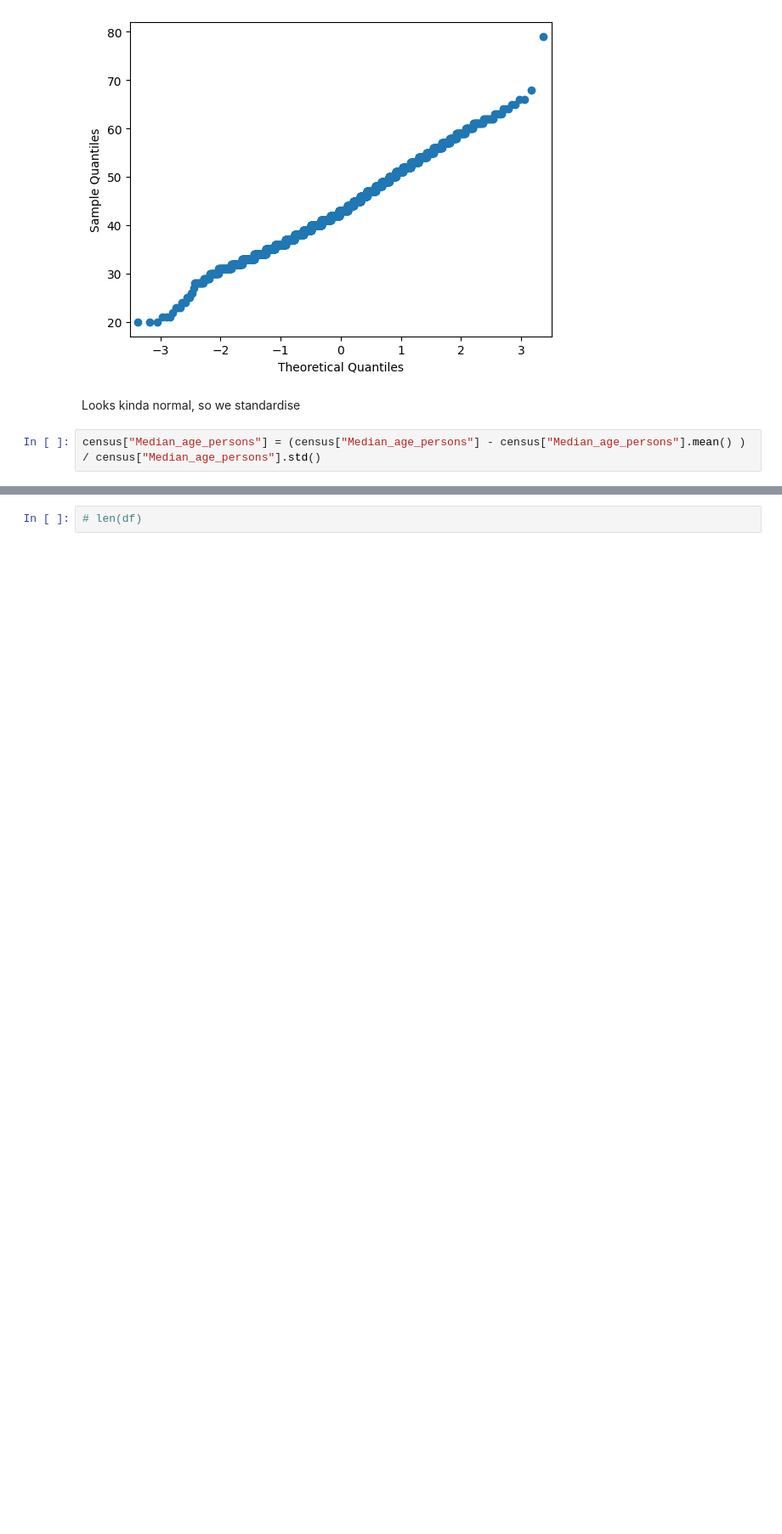
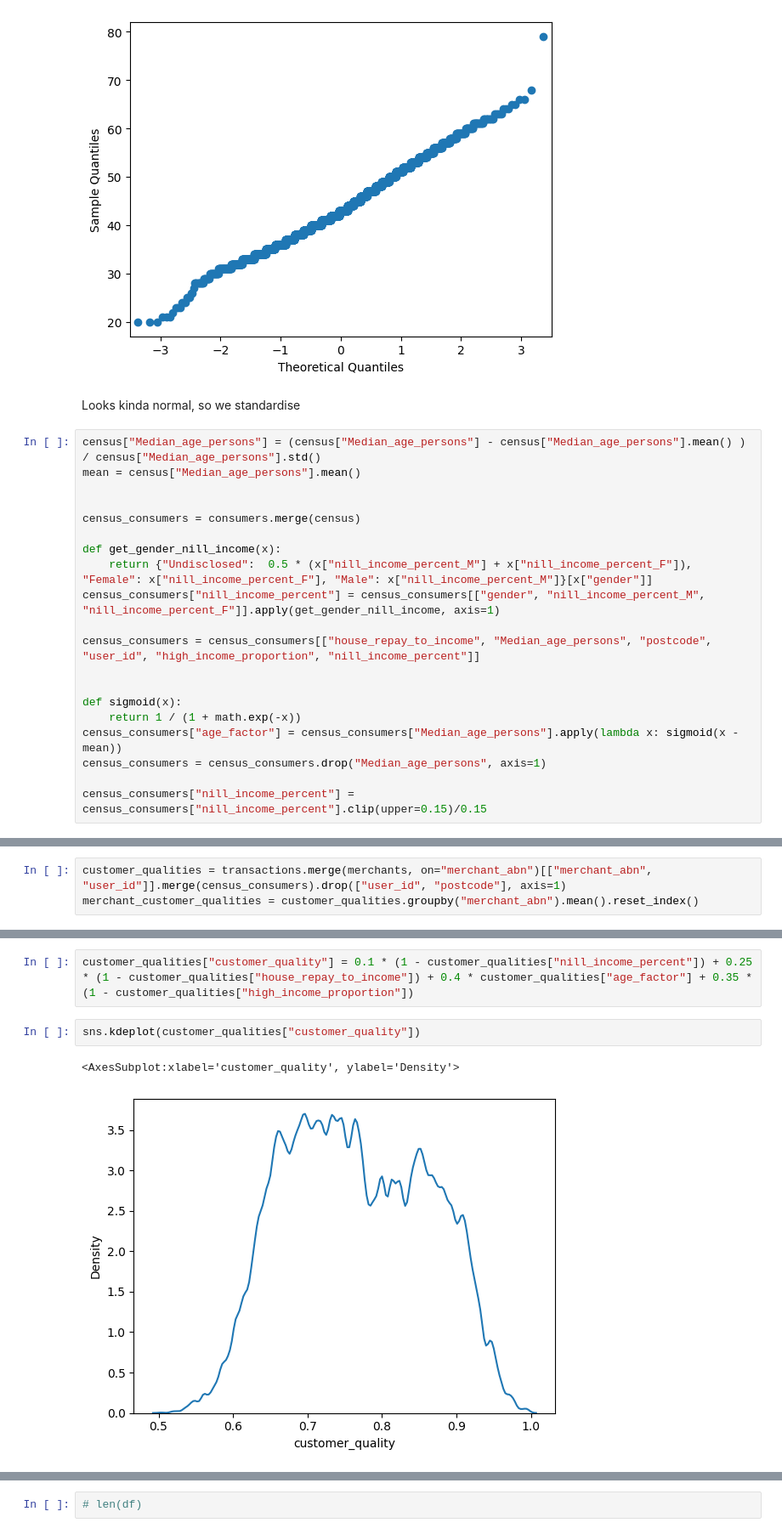
Before and after one commit to MAST30034-Applied-Data-Science/generic-buy-now-pay-later-project-group-17-adsb, a Jupyter notebook: notebooks/This is the model :( but with census features.ipynb, the cells around one changed output, grey strips where cells are left out. Shown at 85% size. Cells and saved outputs as stored; diff of their text form; blank space fills up the shorter version.

```diff
--- a/notebooks/This is the model :( but with census features.ipynb
+++ b/notebooks/This is the model :( but with census features.ipynb
@@ -346,3 +277,21 @@ plt.show()
 Looks kinda normal, so we standardise
 # %%
 census["Median_age_persons"] = (census["Median_age_persons"] - census["Median_age_persons"].mean() ) / census["Median_age_persons"].std()
+mean = census["Median_age_persons"].mean()
+
+
+census_consumers = consumers.merge(census)
+
+def get_gender_nill_income(x):
+    return {"Undisclosed":  0.5 * (x["nill_income_percent_M"] + x["nill_income_percent_F"]), "Female": x["nill_income_percent_F"], "Male": x["nill_income_percent_M"]}[x["gender"]]
+census_consumers["nill_income_percent"] = census_consumers[["gender", "nill_income_percent_M", "nill_income_percent_F"]].apply(get_gender_nill_income, axis=1)
+
+census_consumers = census_consumers[["house_repay_to_income", "Median_age_persons", "postcode", "user_id", "high_income_proportion", "nill_income_percent"]]
+
+
+def sigmoid(x):
+    return 1 / (1 + math.exp(-x))
+census_consumers["age_factor"] = census_consumers["Median_age_persons"].apply(lambda x: sigmoid(x - mean))
+census_consumers = census_consumers.drop("Median_age_persons", axis=1)
+
+census_consumers["nill_income_percent"] = census_consumers["nill_income_percent"].clip(upper=0.15)/0.15
@@ -348,0 +303,3 @@ census["Median_age_persons"] = (census["Median_age_persons"] - census["Median_ag
+# %%
+customer_qualities = transactions.merge(merchants, on="merchant_abn")[["merchant_abn", "user_id"]].merge(census_consumers).drop(["user_id", "postcode"], axis=1)
+merchant_customer_qualities = customer_qualities.groupby("merchant_abn").mean().reset_index()
@@ -349 +308,8 @@ census["Median_age_persons"] = (census["Median_age_persons"] - census["Median_ag
+# %%
+customer_qualities["customer_quality"] = 0.1 * (1 - customer_qualities["nill_income_percent"]) + 0.25 * (1 - customer_qualities["house_repay_to_income"]) + 0.4 * customer_qualities["age_factor"] + 0.35 * (1 - customer_qualities["high_income_proportion"])
+# %%
+sns.kdeplot(customer_qualities["customer_quality"])
+# %% [output]
+<AxesSubplot:xlabel='customer_quality', ylabel='Density'>
+[figure, added]
 # %%
```
Also changed, not shown: parts of 26 cells of this notebook, 2 other files.
